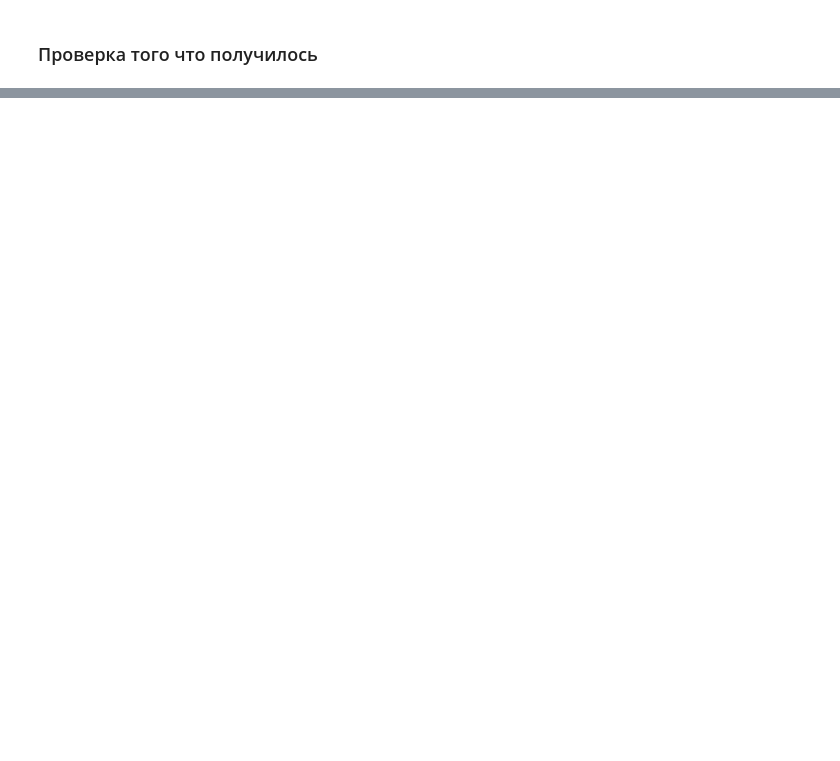
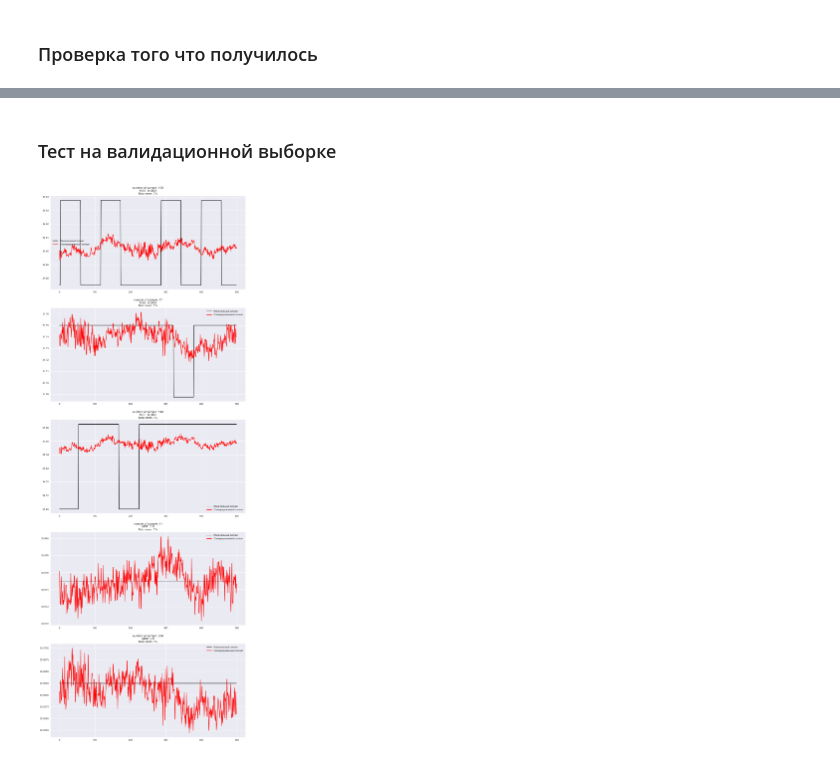
Before and after one commit to FL2107/signals_learning, a Jupyter notebook: Linear encoder.ipynb, the cells around one changed output, grey strips where cells are left out. Drawn from its saved outputs; the diff is of its cells as text; code cells hidden in the pictures; blank space fills up the shorter version.

```diff
--- a/Linear encoder.ipynb
+++ b/Linear encoder.ipynb
@@ -384,0 +464,7 @@ plt.show()
+# %% [markdown]
+### Тест на валидационной выборке
+# %%
+N = 5
+tensor_check(net_1param, X_val_tensor, N, x_mean, x_var, without_unnorm=False)
+# %% [output]
+[figure, added]
```
Also changed, not shown: parts of 24 cells of this notebook.
